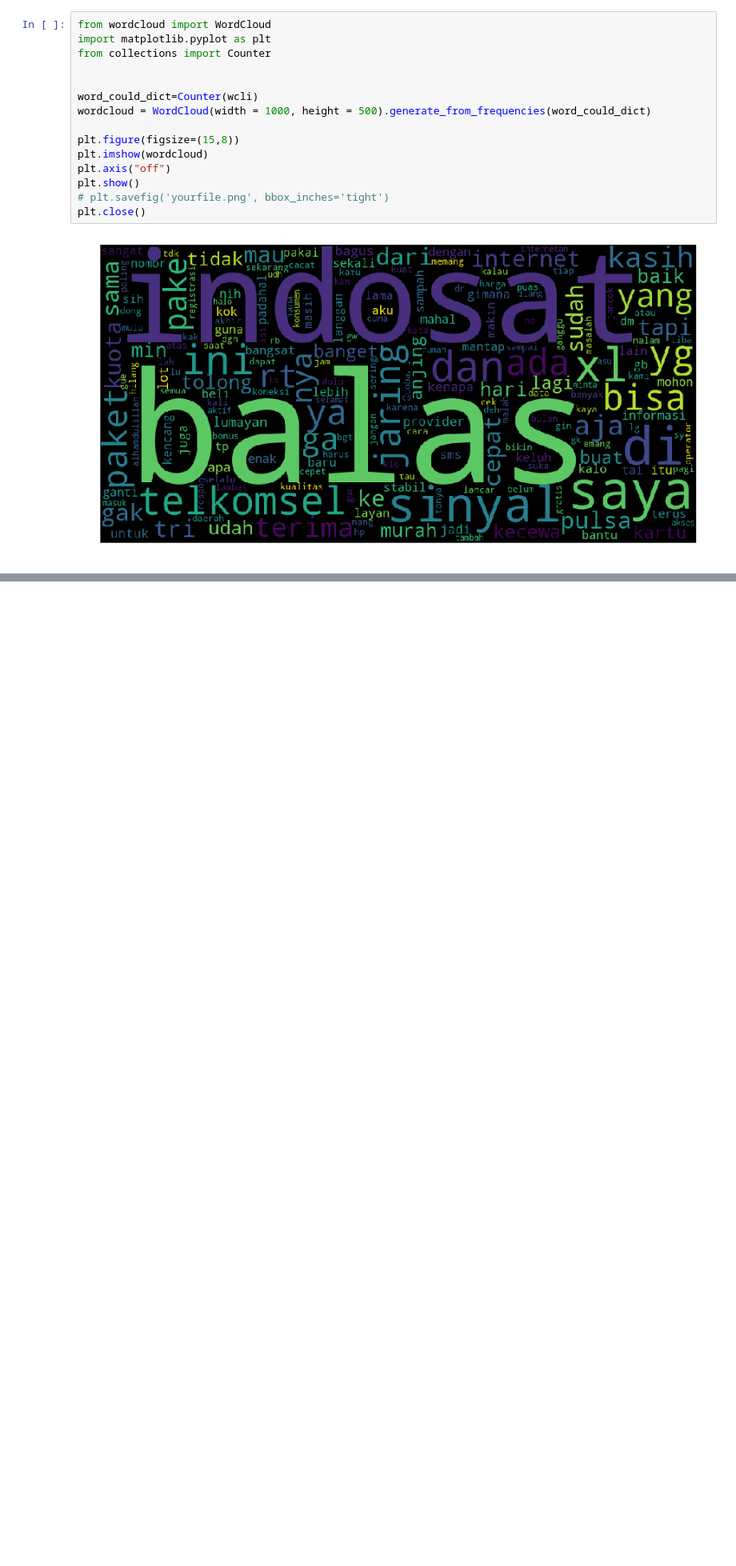
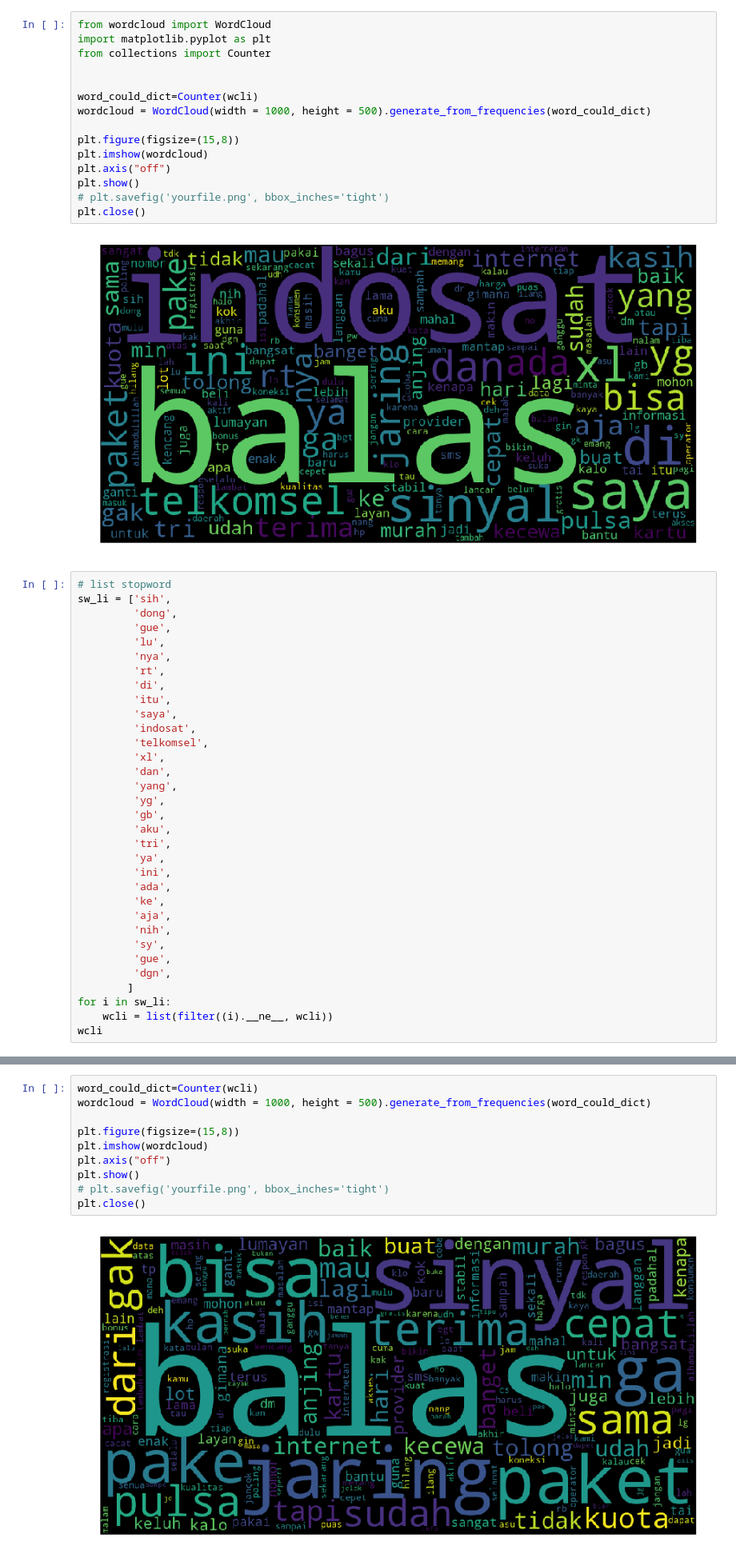
Before and after one commit to seeleschneider/twit, a Jupyter notebook: FP.ipynb, the cells around one changed output, grey strips where cells are left out. Shown at 80% size. Cells and saved outputs as stored; diff of their text form; blank space fills up the shorter version.

Commit message:
sampe stopwords, tinggal train model

```diff
--- a/FP.ipynb
+++ b/FP.ipynb
@@ -181,3 +182,36 @@ plt.show()
 plt.close()
 # %% [output]
 [figure]
+# %%
+# list stopword
+sw_li = ['sih',
+         'dong',
+         'gue',
+         'lu',
+         'nya',
+         'rt',
+         'di',
+         'itu',
+         'saya',
+         'indosat',
+         'telkomsel',
+         'xl',
+         'dan',
+         'yang',
+         'yg',
+         'gb',
+         'aku',
+         'tri',
+         'ya',
+         'ini',
+         'ada',
+         'ke',
+         'aja',
+         'nih',
+         'sy',
+         'gue',
+         'dgn',
+        ]
+for i in sw_li:
+    wcli = list(filter((i).__ne__, wcli))
+wcli
@@ -183,0 +236,12 @@ plt.close()
+# %%
+word_could_dict=Counter(wcli)
+wordcloud = WordCloud(width = 1000, height = 500).generate_from_frequencies(word_could_dict)
+
+plt.figure(figsize=(15,8))
+plt.imshow(wordcloud)
+plt.axis("off")
+plt.show()
+# plt.savefig('yourfile.png', bbox_inches='tight')
+plt.close()
+# %% [output]
+[figure, added]
```
Also changed, not shown: parts of 3 cells of this notebook.
